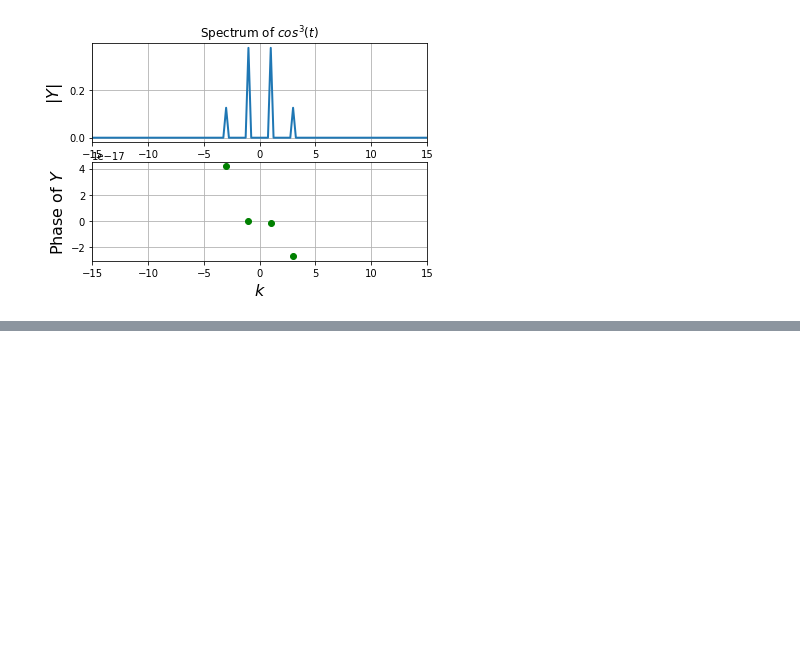
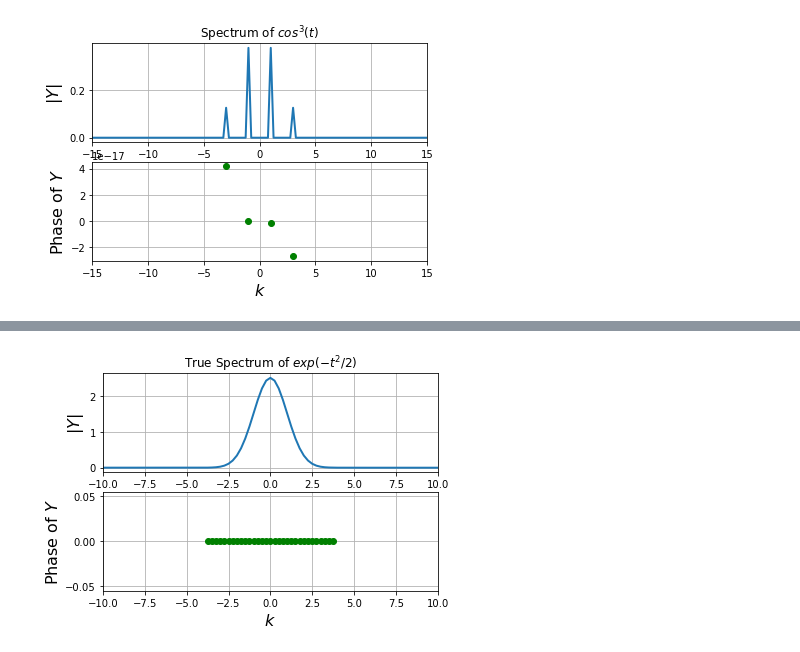
Before and after one commit to sagnik3141/EE2703, a Jupyter notebook: Assignment 8/Untitled.ipynb, the cells around one changed output, grey strips where cells are left out. Cells and saved outputs as stored; diff of their text form; code cells hidden in the pictures; blank space fills up the shorter version.

```diff
--- a/Assignment 8/Untitled.ipynb
+++ b/Assignment 8/Untitled.ipynb
@@ -166,0 +189,24 @@ show()
+# %%
+# Spectrum of Gaussian True
+t=linspace(-4*pi,4*pi,513);t=t[:-1]
+y=exp(-(t*t)/2)
+Y=fftshift(abs(fft(y)))/512.0
+Y = Y*sqrt(2*pi)/max(Y)
+w=linspace(-64,64,513);w=w[:-1]
+figure()
+subplot(2,1,1)
+plot(w,abs(Y),lw=2)
+xlim([-10,10])
+ylabel(r"$|Y|$",size=16)
+title(r"True Spectrum of $exp(-t^2/2)$")
+grid(True)
+subplot(2,1,2)
+ii=where(abs(Y)>1e-3)
+plot(w[ii],angle(Y[ii]),'go',lw=2)
+xlim([-10,10])
+ylabel(r"Phase of $Y$",size=16)
+xlabel(r"$k$",size=16)
+grid(True)
+show()
+# %% [output]
+[figure, added]
```
Also changed, not shown: parts of 3 cells of this notebook, 17 other files.
